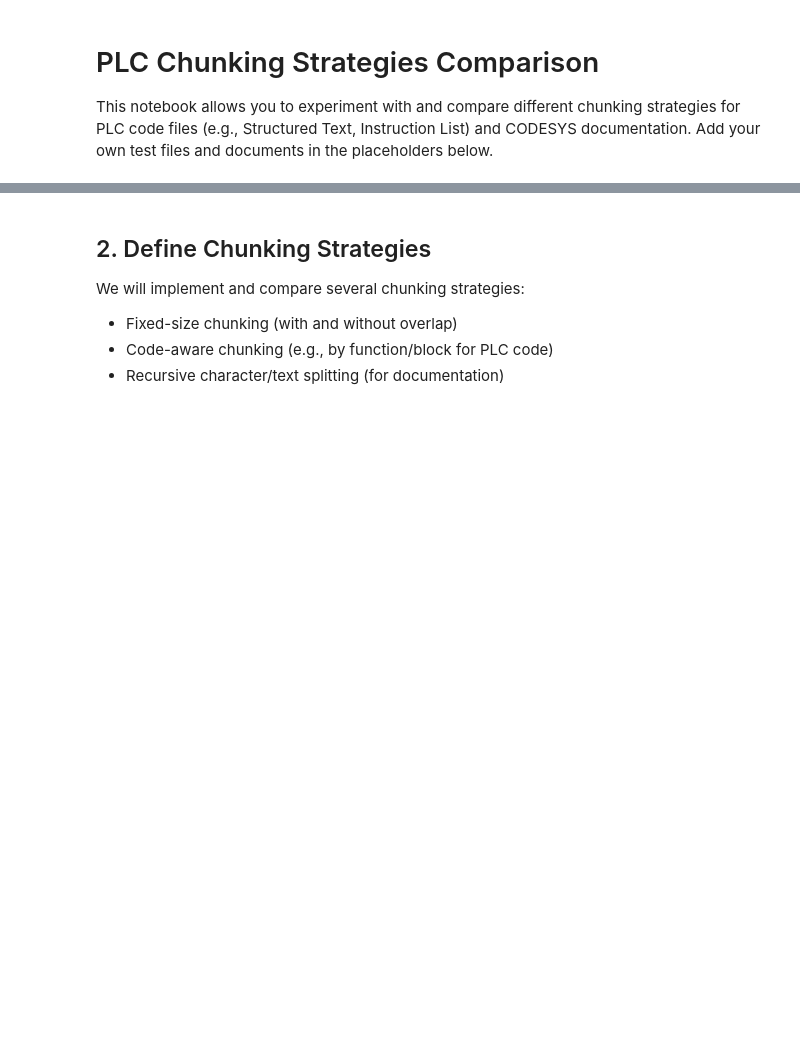
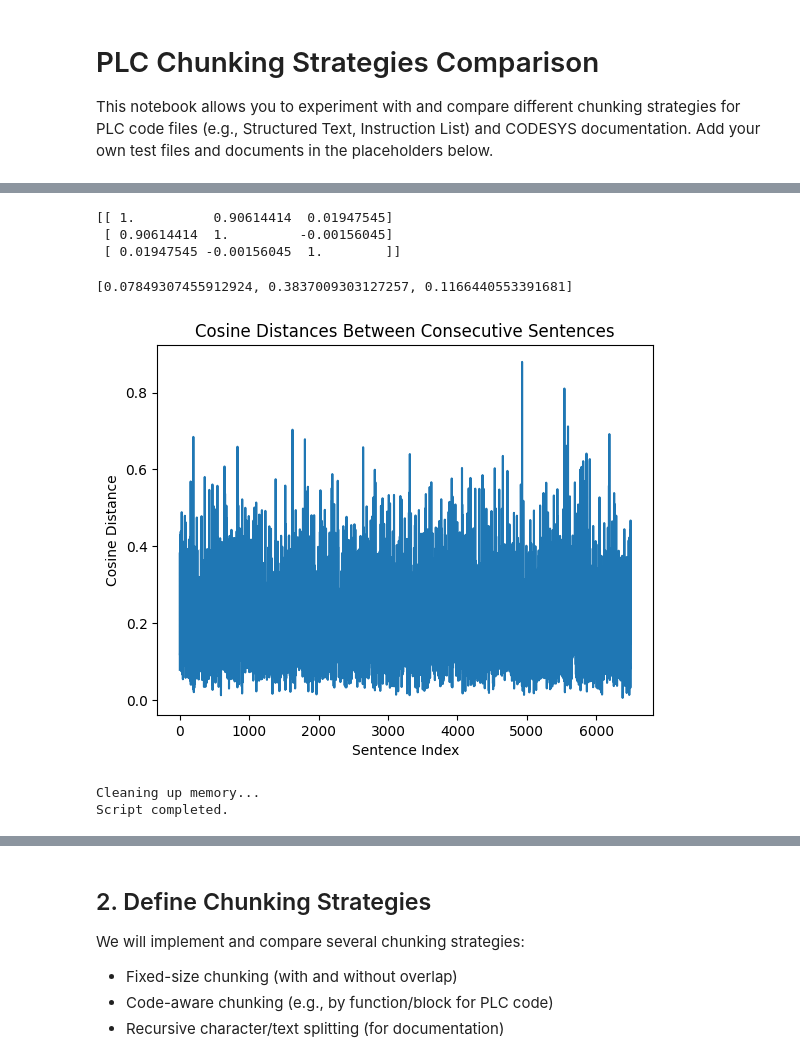
Before and after one commit to veyselserifoglu/PLC-RAG-Assistant, a Jupyter notebook: notebooks/chunking_strategy_comparison.ipynb, the cells around one changed output, grey strips where cells are left out. Saved outputs shown, nothing was run; the diff lists cells and outputs as text; code cells hidden in the pictures; blank space fills up the shorter version.

Commit message:
added retrieval and embeddings modules

```diff
--- a/notebooks/chunking_strategy_comparison.ipynb
+++ b/notebooks/chunking_strategy_comparison.ipynb
@@ -22,0 +109,68 @@ codesys_docs = [
+# %%
+# Compare similar sentences
+text1 = "Configure your PLC system"
+text2 = "Set up your PLC device"
+text3 = "The weather is sunny today"
+
+embeddings = embedd([text1, text2, text3])
+similarities = cosine_similarity(embeddings)
+print(similarities)
+# %% [output]
+[[ 1.          0.90614414  0.01947545]
+ [ 0.90614414  1.         -0.00156045]
+ [ 0.01947545 -0.00156045  1.        ]]
+# %%
+try:
+    # Add the embeddings to each sentence dict
+    for i, sentence in enumerate(sentences):
+        sentence['combined_sentence_embedding'] = embeddings[i]
+
+    def calculate_cosine_distances(sentences):
+        distances = []
+        for i in range(len(sentences) - 1):
+            embedding_current = sentences[i]['combined_sentence_embedding']
+            embedding_next = sentences[i + 1]['combined_sentence_embedding']
+
+            # Calculate cosine similarity
+            similarity = cosine_similarity([embedding_current], [embedding_next])[0][0]
+
+            # Convert to cosine distance
+            distance = 1 - similarity
+
+            # Append cosine distance to the list
+            distances.append(distance)
+
+            # Store distance in the dictionary
+            sentences[i]['distance_to_next'] = distance
+
+        # Optionally handle the last sentence
+        # sentences[-1]['distance_to_next'] = None  # or a default value
+
+        return distances, sentences
+
+    distances, sentences = calculate_cosine_distances(sentences)
+    print(distances[:3])
+
+    plt.plot(distances)
+    plt.title('Cosine Distances Between Consecutive Sentences')
+    plt.xlabel('Sentence Index')
+    plt.ylabel('Cosine Distance')
+    plt.show()
+
+except Exception as e:
+    print(f"Error occurred: {e}")
+
+finally:
+    # Clean up at the end
+    print("Cleaning up memory...")
+    if 'ollama_embed' in locals():
+        del ollama_embed
+    if 'embeddings' in locals():
+        del embeddings
+    clear_gpu_memory()
+    print("Script completed.")
+# %% [output]
+[0.07849307455912924, 0.3837009303127257, 0.1166440553391681]
+[figure, added]
+Cleaning up memory...
+Script completed.
```
Also changed, not shown: parts of 9 cells of this notebook, 5 other files.
